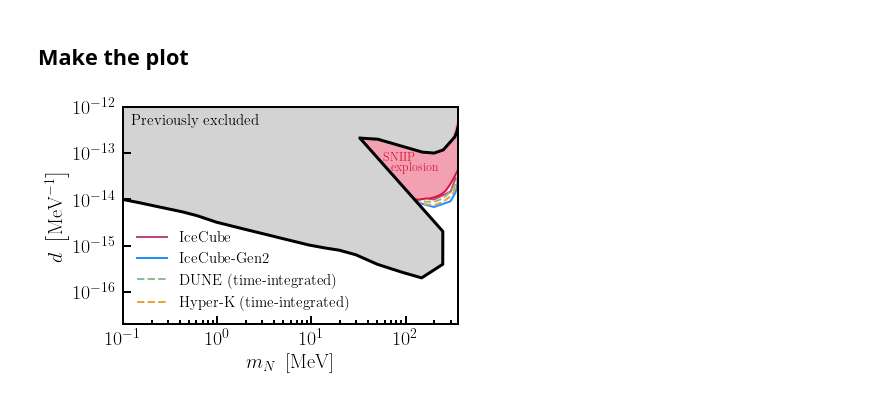
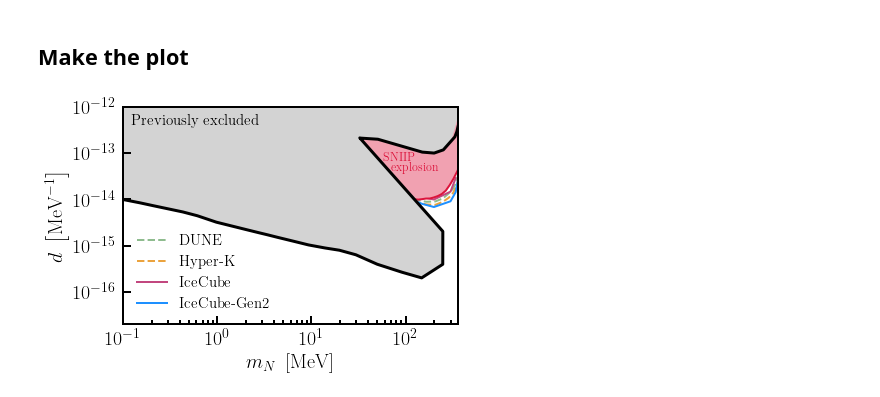
Before and after one commit to jlazar17/NuTel_SNe_BSM, a Jupyter notebook: examples/paper_plots.ipynb, the cells around one changed output. Saved outputs shown, nothing was run; the diff lists cells and outputs as text; code cells hidden in the pictures.

```diff
--- a/examples/paper_plots.ipynb
+++ b/examples/paper_plots.ipynb
@@ -216,7 +214,7 @@ ax0 = fig.add_subplot(gs[0, 0])
 ax1 = fig.add_subplot(gs[1, 0])
 ax2 = fig.add_subplot(gs[:, 1])
 
-ax0.step(logspace_ts / units.second, noise_spl(logspace_ts) * units.second / 100, where="post", color="goldenrod", label=r"$\mathrm{Detector noise} \times 10^{-3}$")
+ax0.step(logspace_ts / units.second, noise_spl(logspace_ts) * units.second / 100, where="post", color="goldenrod", label=r"$\mathrm{Detector~noise} \times 10^{-3}$")
 ax0.step(logspace_ts / units.second, sm_spl(logspace_ts) * units.second, where="post", color=COLORS[-1], label="Standard Model")
 for color, label, spl, tt in zip(COLORS, LABELS, bsm_spls, times):
     m = logspace_ts < tt[0]
@@ -486,34 +485,33 @@ ax.fill_between(
     facecolor="lightgray",
 )
 ax.plot(xs, ys, lw=3, color="k")
 
 # ax.plot(new_excl[:splitat, 0], new_excl[:splitat, 1]/1e3)
 # ax.plot(new_excl[splitat:, 0], new_excl[splitat:, 1]/1e3)
 
+ax.plot(dune_sensitivies[:, 0], dune_sensitivies[:, 1], label="DUNE", color="darkseagreen", zorder=0, ls="--")
+ax.plot(hk_sensitivies[:, 0], hk_sensitivies[:, 1], label="Hyper-K", color="#eba33e", zorder=0, ls="--")
 ax.plot(gen1_masses, gen1_couplings, label="IceCube", color="#c2477f", zorder=0)
 ax.plot(gen2_masses, gen2_couplings, label="IceCube-Gen2", color="dodgerblue", zorder=0)
-ax.plot(dune_sensitivies[:, 0], dune_sensitivies[:, 1], label="DUNE (time-integrated)", color="darkseagreen", zorder=0, ls="--")
-ax.plot(hk_sensitivies[:, 0], hk_sensitivies[:, 1], label="Hyper-K (time-integrated)", color="#eba33e", zorder=0, ls="--")
-
 
 ax.set_xlabel(r"$m_{N}~\left[\mathrm{MeV}\right]$")
 ax.set_ylabel(r"$d~\left[\mathrm{MeV}^{-1}\right]$")
 
 ax.legend(fontsize=15, ncol=1, framealpha=0, loc=3)
 
 ax.set_xlim(0.1, 360)
 ax.set_ylim(2e-17, 1e-12)
 
 ax.text(1.2e-1, 4e-13, "Previously excluded", fontsize=15, zorder=11)
 ax.text(58, 7e-14, "SNIIP ", fontsize=12, zorder=14, color="crimson")
 ax.text(70, 4e-14, "explosion", fontsize=12, zorder=14, color="crimson")
 
 ax.loglog()
 
 ax.set_yticks([1e-12, 1e-13, 1e-14, 1e-15, 1e-16])
 
 # plt.savefig("../figures/magnetic_moment_sensitivity_no_lines.pdf")
 plt.savefig("../figures/magnetic_moment_sensitivity.pdf")
 plt.show()
 # %% [output]
-[figure, old version]
+[figure, new version]
```
Also changed, not shown: parts of 5 cells of this notebook.
